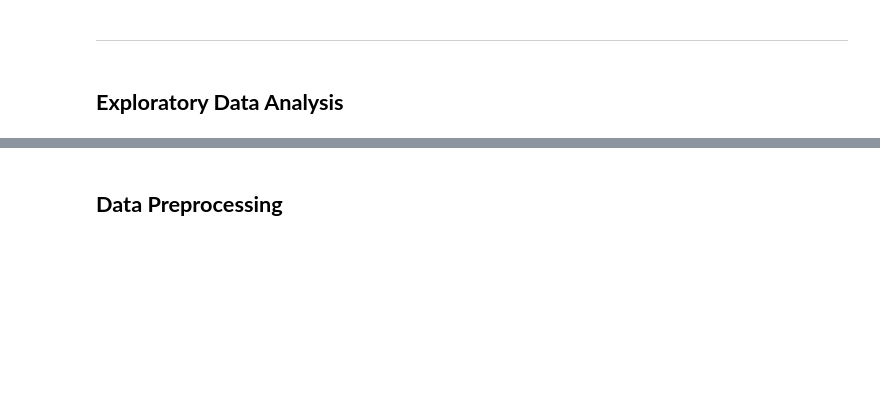
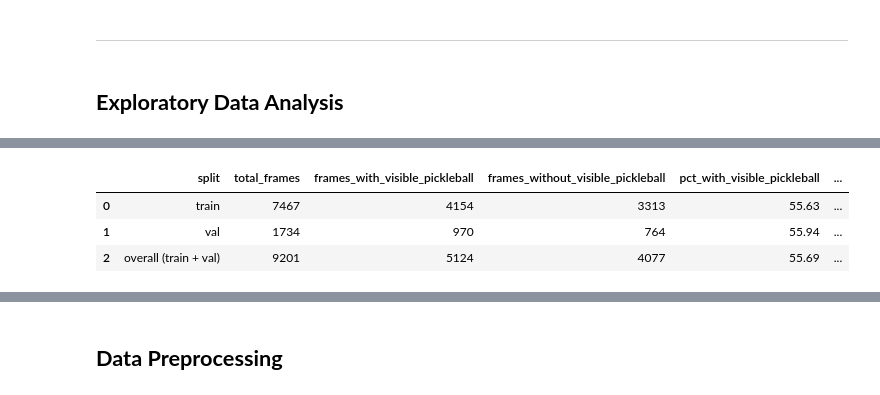
Before and after one commit to Renzios/PickleDB, a Jupyter notebook: pickledb.ipynb, the cells around one changed output, grey strips where cells are left out. Cells and saved outputs as stored; diff of their text form; code cells hidden in the pictures; blank space fills up the shorter version.

```diff
--- a/pickledb.ipynb
+++ b/pickledb.ipynb
@@ -99,0 +227,94 @@ The matches were split into train, validation, and test sets using a **stratifie
+# %%
+# Paths (ONLY train and val for EDA)
+base = Path("PickleDB_YOLO")
+image_exts = {".jpg", ".jpeg", ".png", ".bmp", ".webp"}
+
+rows = []
+
+for split in ["train", "val"]:
+    img_dir = base / "images" / split
+    lbl_dir = base / "labels" / split
+
+    for img_path in img_dir.iterdir():
+        if not (img_path.is_file() and img_path.suffix.lower() in image_exts):
+            continue
+
+        label_path = lbl_dir / f"{img_path.stem}.txt"
+        has_visible_pickleball = False
+
+        if label_path.exists():
+            with open(label_path, "r", encoding="utf-8") as f:
+                for line in f:
+                    parts = line.strip().split()
+                    # YOLO format: class x_center y_center width height
+                    if len(parts) >= 5:
+                        try:
+                            w = float(parts[3])
+                            h = float(parts[4])
+                            if w > 0 and h > 0:
+                                has_visible_pickleball = True
+                                break
+                        except ValueError:
+                            continue
+
+        rows.append(
+            {
+                "split": split,
+                "frame": img_path.name,
+                "has_visible_pickleball": has_visible_pickleball,
+            }
+        )
+
+frame_df = pd.DataFrame(rows)
+
+imbalance_summary = (
+    frame_df.groupby("split")
+    .agg(
+        total_frames=("frame", "count"),
+        frames_with_visible_pickleball=("has_visible_pickleball", "sum"),
+    )
+    .reset_index()
+)
+
+imbalance_summary["frames_without_visible_pickleball"] = (
+    imbalance_summary["total_frames"] - imbalance_summary["frames_with_visible_pickleball"]
+)
+imbalance_summary["pct_with_visible_pickleball"] = (
+    100 * imbalance_summary["frames_with_visible_pickleball"] / imbalance_summary["total_frames"]
+).round(2)
+imbalance_summary["pct_without_visible_pickleball"] = (
+    100 * imbalance_summary["frames_without_visible_pickleball"] / imbalance_summary["total_frames"]
+).round(2)
+
+overall = pd.DataFrame(
+    {
+        "split": ["overall (train + val)"],
+        "total_frames": [imbalance_summary["total_frames"].sum()],
+        "frames_with_visible_pickleball": [imbalance_summary["frames_with_visible_pickleball"].sum()],
+    }
+)
+overall["frames_without_visible_pickleball"] = (
+    overall["total_frames"] - overall["frames_with_visible_pickleball"]
+)
+overall["pct_with_visible_pickleball"] = (
+    100 * overall["frames_with_visible_pickleball"] / overall["total_frames"]
+).round(2)
+overall["pct_without_visible_pickleball"] = (
+    100 * overall["frames_without_visible_pickleball"] / overall["total_frames"]
+).round(2)
+
+imbalance_summary = pd.concat([imbalance_summary, overall], ignore_index=True)
+
+display(imbalance_summary)
+
+for _, r in imbalance_summary.iterrows():
+    print(
+        f"{r['split']}: "
+        f"{int(r['frames_with_visible_pickleball']):,}/{int(r['total_frames']):,} frames with visible pickleball "
+        f"({r['pct_with_visible_pickleball']}%)"
+    )
+# %% [output]
+|  | split | total_frames | frames_with_visible_pickleball | frames_without_visible_pickleball | pct_with_visible_pickleball | ... |
+| 0 | train | 7467 | 4154 | 3313 | 55.63 | ... |
+| 1 | val | 1734 | 970 | 764 | 55.94 | ... |
+| 2 | overall (train + val) | 9201 | 5124 | 4077 | 55.69 | ... |
```
Also changed, not shown: parts of 18 cells of this notebook.
